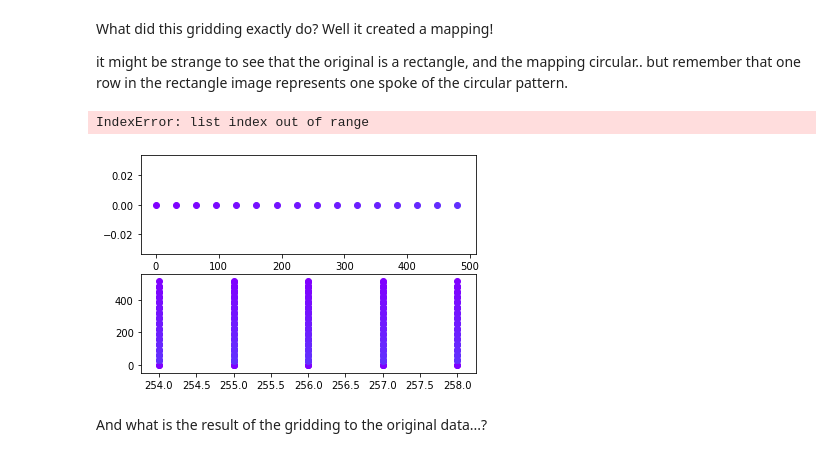
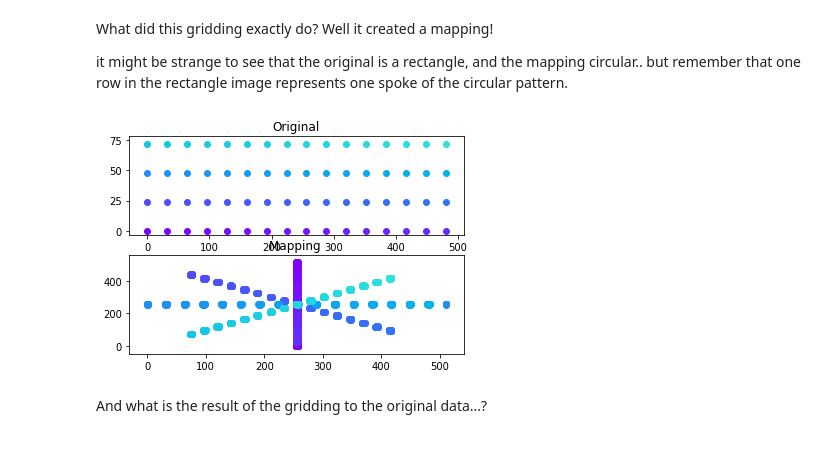
Before and after one commit to ISMRM/rrsg_challenge_01, a Jupyter notebook: python/rrsg_cgreco/step_by_step_recon.ipynb, the cells around one changed output. Cells and saved outputs as stored; diff of their text form; code cells hidden in the pictures.

Commit message:
Added some comments to the code. Jupyter Notebook should now execute without any errors.

```diff
--- a/python/rrsg_cgreco/step_by_step_recon.ipynb
+++ b/python/rrsg_cgreco/step_by_step_recon.ipynb
@@ -192,3 +176,40 @@ else:
+# %%
+if parameter["Data"]["do_density_correction"]:
+    # First setup a NUFFT with the given trajectroy
+    FFT = linop.NUFFT(par=parameter,
+                      trajectory=trajectory)
+    # Extrakt the gridding matrix
+    parameter["FFT"]["gridding_matrix"] = FFT.gridding_mat
+    # Grid a k-space of all ones to get an estimated density
+    # and use it as density compensation
+    parameter["FFT"]["dens_cor"] = np.sqrt(
+        get_density_from_gridding(
+            parameter["Data"],
+            parameter["FFT"]["gridding_matrix"]
+            )
+        )
+    # Build a new NUFFT using the correct density estimation
+    FFT = linop.NUFFT(par=parameter,
+                      trajectory=trajectory)
+
+    # Check intensity scaling of a dirac function - should be 1
+    # Perform normalization to one and add it to the density compensation
+    image_dirac = np.zeros((parameter["Data"]["image_dim"],
+                            parameter["Data"]["image_dim"]),
+                           dtype=parameter["Data"]["DTYPE"])
+    image_dirac[int(parameter["Data"]["image_dim"]/2),
+                int(parameter["Data"]["image_dim"]/2)] = 1
+    impulse_response = FFT.adjoint(FFT.forward(image_dirac))
+    scale = impulse_response[0, int(parameter["Data"]["image_dim"]/2),
+                             int(parameter["Data"]["image_dim"]/2)]
+    parameter["FFT"]["dens_cor"] *= (
+        1/np.sqrt(np.abs(scale))
+        ).astype(parameter["Data"]["DTYPE_real"])
+else:
+    parameter["FFT"]["dens_cor"] = np.ones(
+        trajectory.shape[:-1],
+        dtype=parameter["Data"]["DTYPE_real"]
+        )
 # %% [markdown]
 Get Bessel Kernel for interpolation
 # %%
@@ -235,28 +256,28 @@ that one row in the rectangle image represents one spoke of the circular pattern
 # %%
 
 # This can take some time.. depending on n_step. Here we show how several spokes are being
 # projected onto the cartesian grid with the help of the gridding kernel
 fig, ax = plt.subplots(2)
-len_traj = len(trajectory[0])
+len_traj = trajectory.shape[0]
 n_step = len_traj//4
 import matplotlib.cm
 cmap = matplotlib.cm.get_cmap('rainbow')
 
 for jj in range(0, len_traj, n_step):
-    for i_color, i_point in enumerate(range(jj * 512, (jj+1)*512, 32)):
+    for i_color, i_point in enumerate(range(jj * trajectory.shape[-2],
+                                            (jj+1)*trajectory.shape[-2], 32)):
         for i, temp_point in enumerate(grid_point_mapping[i_point]):
             if i == 0:
                 # Original point
                 ax[0].scatter(temp_point[0], temp_point[1], color=cmap(i_color + jj));
             else:
                 # Mapped point
                 ax[1].scatter(temp_point[0], temp_point[1], color=cmap(i_color + jj));
 
 ax[0].set_title('Original');
 ax[1].set_title('Mapping ');
 # %% [output]
-IndexError: list index out of range
-[figure, old version]
+[figure, new version]
 # %% [markdown]
 And what is the result of the gridding to the original data...?
 # %%
```
Also changed, not shown: parts of 6 cells of this notebook, 12 other files.
